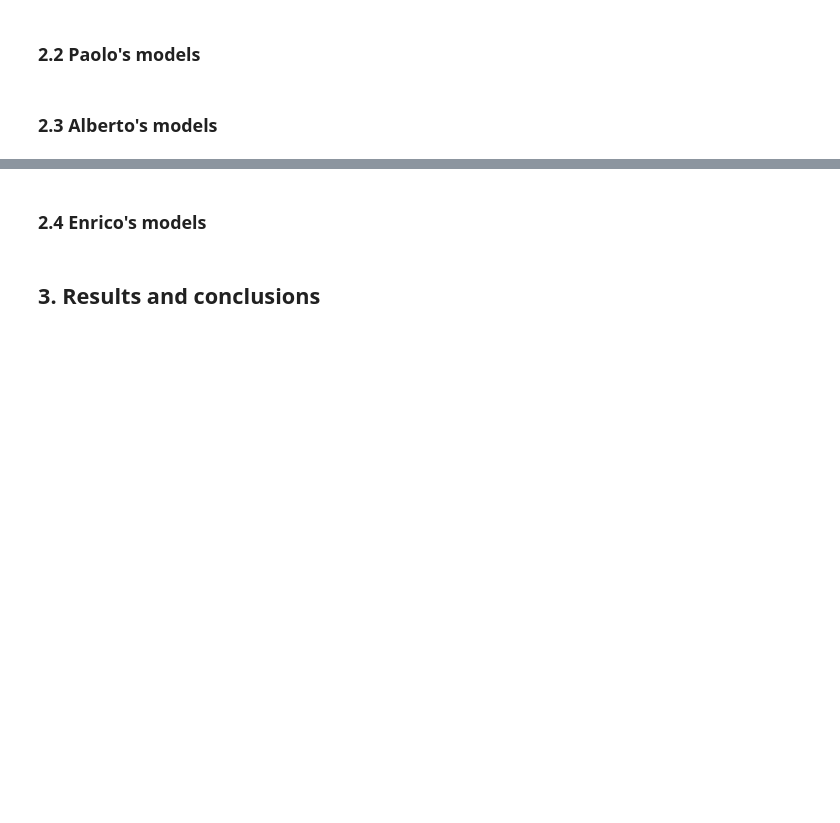
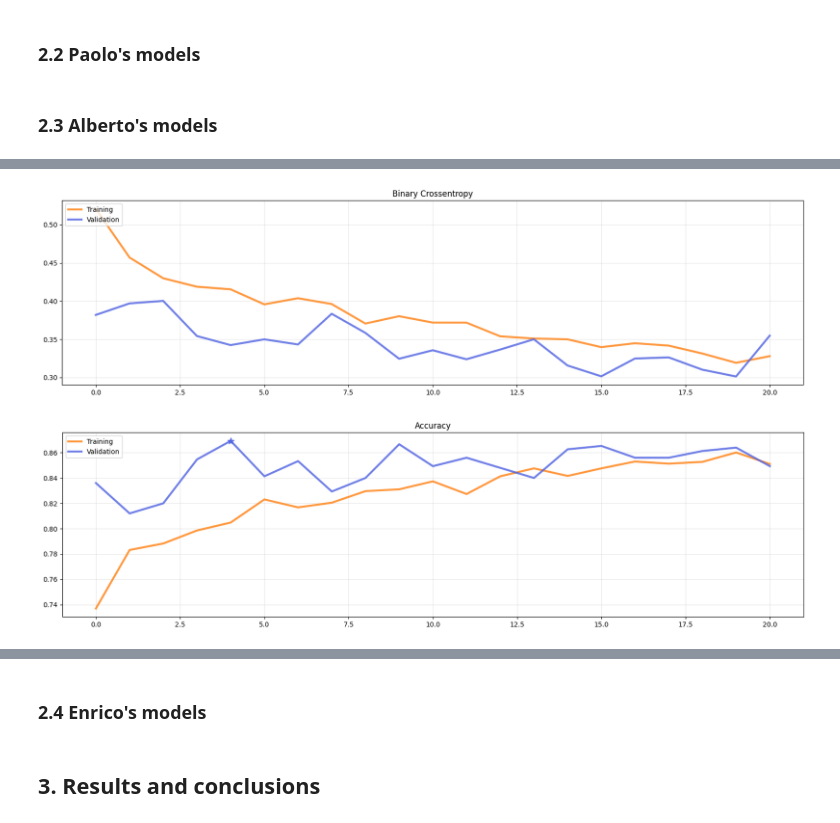
Before and after one commit to paolopertino/Artificial-Neural-Networks-and-Deep-Learning-2023-2024, a Jupyter notebook: Homework_1.ipynb, the cells around one changed output, grey strips where cells are left out. Saved outputs shown, nothing was run; the diff lists cells and outputs as text; code cells hidden in the pictures; blank space fills up the shorter version.

```diff
--- a/Homework_1.ipynb
+++ b/Homework_1.ipynb
@@ -247,3 +252,26 @@ X_test shape: (200, 96, 96, 3), y_test shape: (200, 2)
+# %%
+# Convert labels to one-hot encoding format
+y = np.zeros((labels_no_outliers.shape[0],))
+y[labels_no_outliers=='healthy'] = 0.
+y[labels_no_outliers=='unhealthy'] = 1.
+
+# Setting the input dataset to split
+X = (images_no_outliers / 255).astype(np.float32)
+
+# Defining the number of samples in the test set and in the validation set
+validation_size = 750  # 15%
+test_size = 750  # 15%
+
+# Split data into train_val and test sets
+X_train_val, X_test, y_train_val, y_test = train_test_split(X, y, random_state=seed, test_size=test_size, stratify=y)
+
+# Further split train_val into train and validation sets
+X_train, X_val, y_train, y_val = train_test_split(X_train_val, y_train_val, random_state=seed, test_size=validation_size, stratify=y_train_val)
+
+# Print shapes of the datasets
+print(f"X_train shape: {X_train.shape}, y_train shape: {y_train.shape}")
+print(f"X_val shape: {X_val.shape}, y_val shape: {y_val.shape}")
+print(f"X_test shape: {X_test.shape}, y_test shape: {y_test.shape}")
 # %% [markdown]
 ### 1.6 Mixup Augmentation
 # %%
@@ -904,0 +1092,16 @@ plot_confusion_matrix('models/custom_baseline2', X_test, y_test)
+# %%
+# Define callbacks
+early_stopping = tfk.callbacks.EarlyStopping(monitor='val_accuracy', patience=16, mode='max', restore_best_weights=True)
+lr_scheduler = tfk.callbacks.ReduceLROnPlateau(monitor='val_accuracy', patience=5, factor=0.999, mode='max', min_lr=1e-5)
+
+
+# Train the model
+tl_history = tl_model.fit(
+    x = preprocess_input(X_train*255),
+    y = y_train,
+    batch_size = 16,
+    epochs = 100,
+    class_weight={0: 0.806869961444094, 1: 1.3146773272415762},
+    validation_data = (preprocess_input(X_val*255), y_val),
+    callbacks = [early_stopping, lr_scheduler]
+).history
@@ -904,0 +1128,5 @@ plot_confusion_matrix('models/custom_baseline2', X_test, y_test)
+# %%
+plot_training(tl_history)
+# %% [output]
+[figure, added]
+[figure, added]
```
Also changed, not shown: parts of 37 cells of this notebook.
